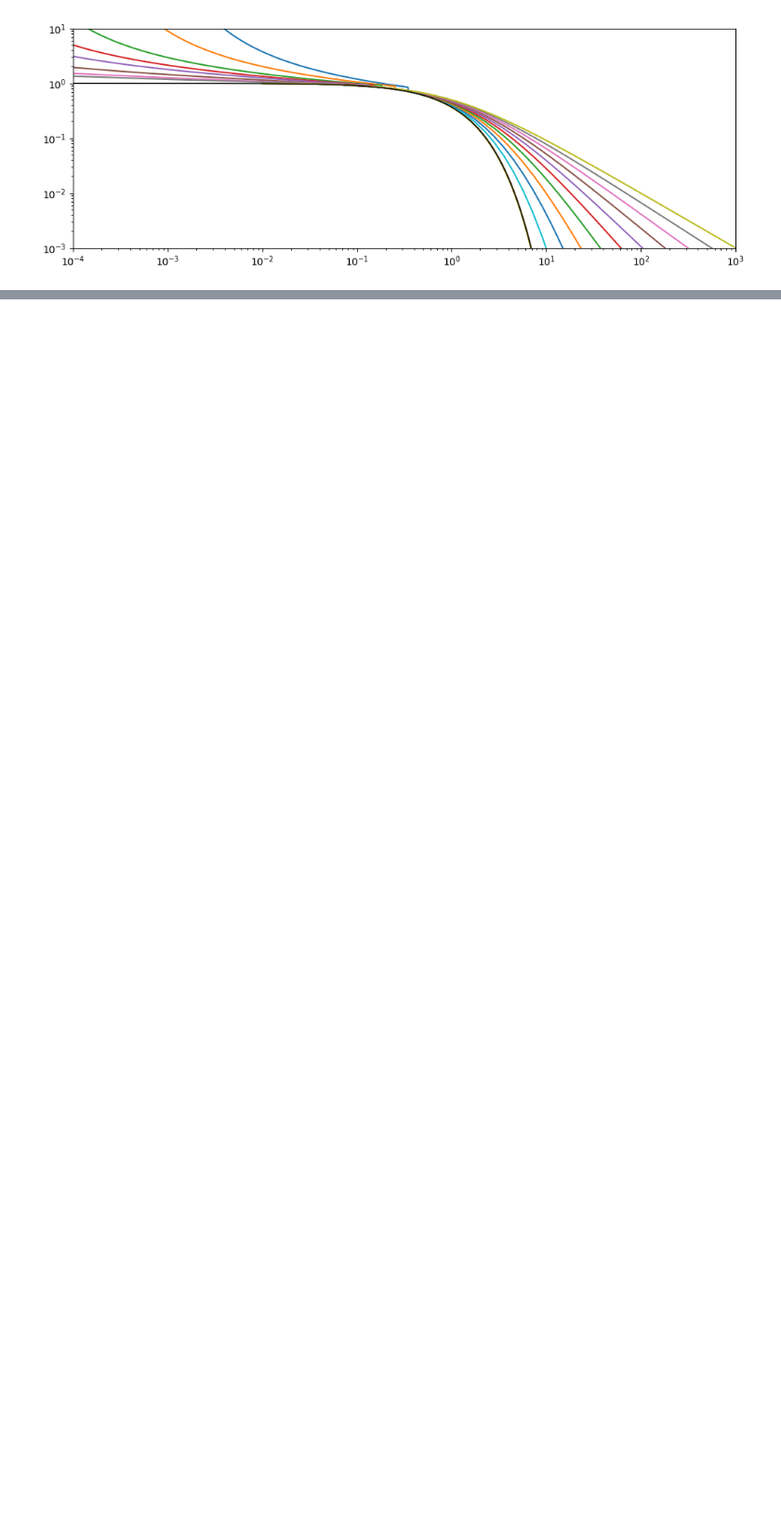
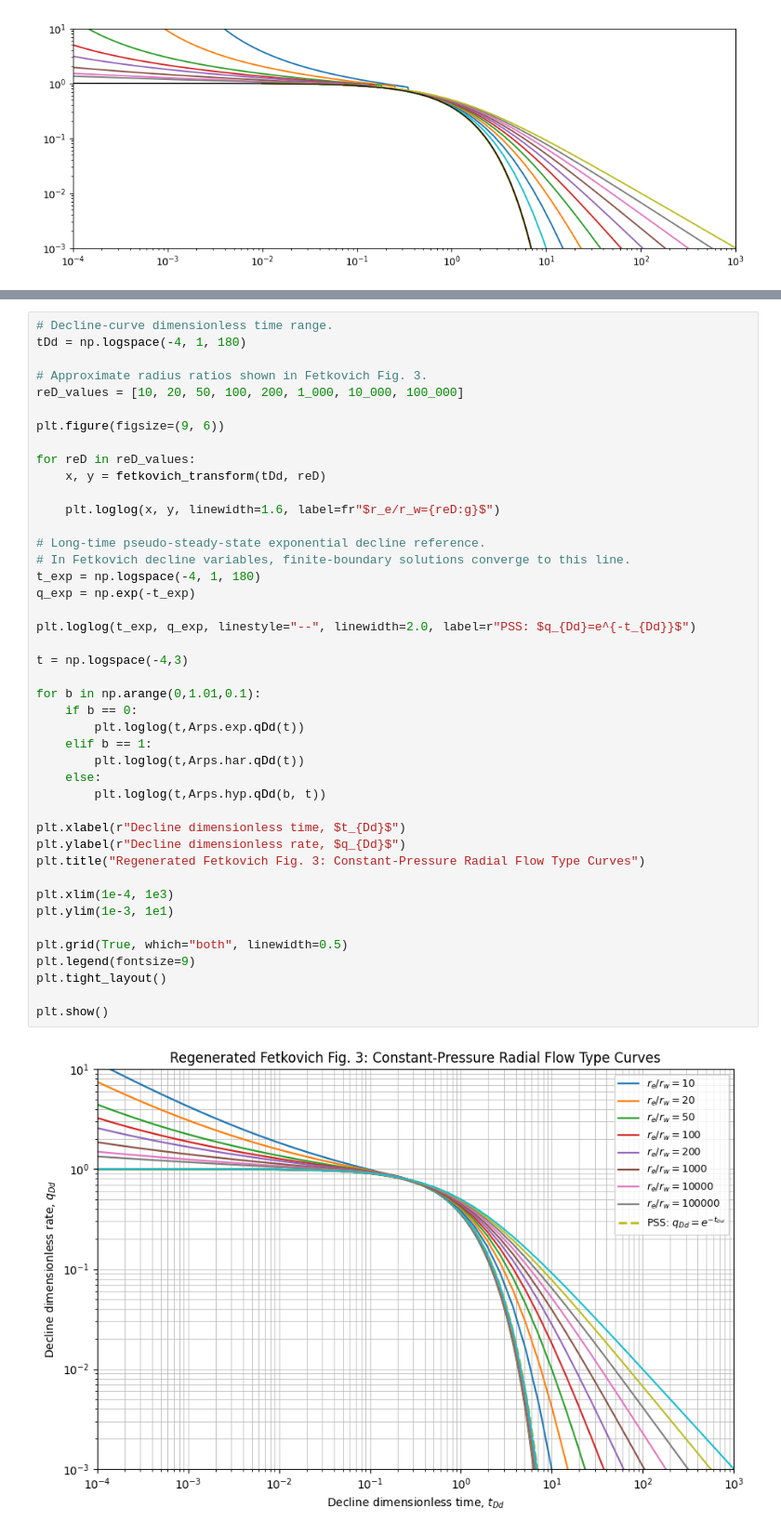
Before and after one commit to jshiriyev/data-driven-forecasting, a Jupyter notebook: docs/transient_analysis/1980_decline_curve_analysis_Fetkovich/1980_Fetkovich.ipynb, the cells around one changed output, grey strips where cells are left out. Shown at 93% size. Cells and saved outputs as stored; diff of their text form; blank space fills up the shorter version.

Commit message:
RTA type curve is generated!

```diff
--- a/docs/transient_analysis/1980_decline_curve_analysis_Fetkovich/1980_Fetkovich.ipynb
+++ b/docs/transient_analysis/1980_decline_curve_analysis_Fetkovich/1980_Fetkovich.ipynb
@@ -507,0 +435,45 @@ plt.show()
+# %%
+# Decline-curve dimensionless time range.
+tDd = np.logspace(-4, 1, 180)
+
+# Approximate radius ratios shown in Fetkovich Fig. 3.
+reD_values = [10, 20, 50, 100, 200, 1_000, 10_000, 100_000]
+
+plt.figure(figsize=(9, 6))
+
+for reD in reD_values:
+    x, y = fetkovich_transform(tDd, reD)
+
+    plt.loglog(x, y, linewidth=1.6, label=fr"$r_e/r_w={reD:g}$")
+
+# Long-time pseudo-steady-state exponential decline reference.
+# In Fetkovich decline variables, finite-boundary solutions converge to this line.
+t_exp = np.logspace(-4, 1, 180)
+q_exp = np.exp(-t_exp)
+
+plt.loglog(t_exp, q_exp, linestyle="--", linewidth=2.0, label=r"PSS: $q_{Dd}=e^{-t_{Dd}}$")
+
+t = np.logspace(-4,3)
+
+for b in np.arange(0,1.01,0.1):
+    if b == 0:
+        plt.loglog(t,Arps.exp.qDd(t))
+    elif b == 1:
+        plt.loglog(t,Arps.har.qDd(t))
+    else:
+        plt.loglog(t,Arps.hyp.qDd(b, t))
+
+plt.xlabel(r"Decline dimensionless time, $t_{Dd}$")
+plt.ylabel(r"Decline dimensionless rate, $q_{Dd}$")
+plt.title("Regenerated Fetkovich Fig. 3: Constant-Pressure Radial Flow Type Curves")
+
+plt.xlim(1e-4, 1e3)
+plt.ylim(1e-3, 1e1)
+
+plt.grid(True, which="both", linewidth=0.5)
+plt.legend(fontsize=9)
+plt.tight_layout()
+
+plt.show()
+# %% [output]
+[figure, added]
```
Also changed, not shown: parts of 5 cells of this notebook, 5 other files.
